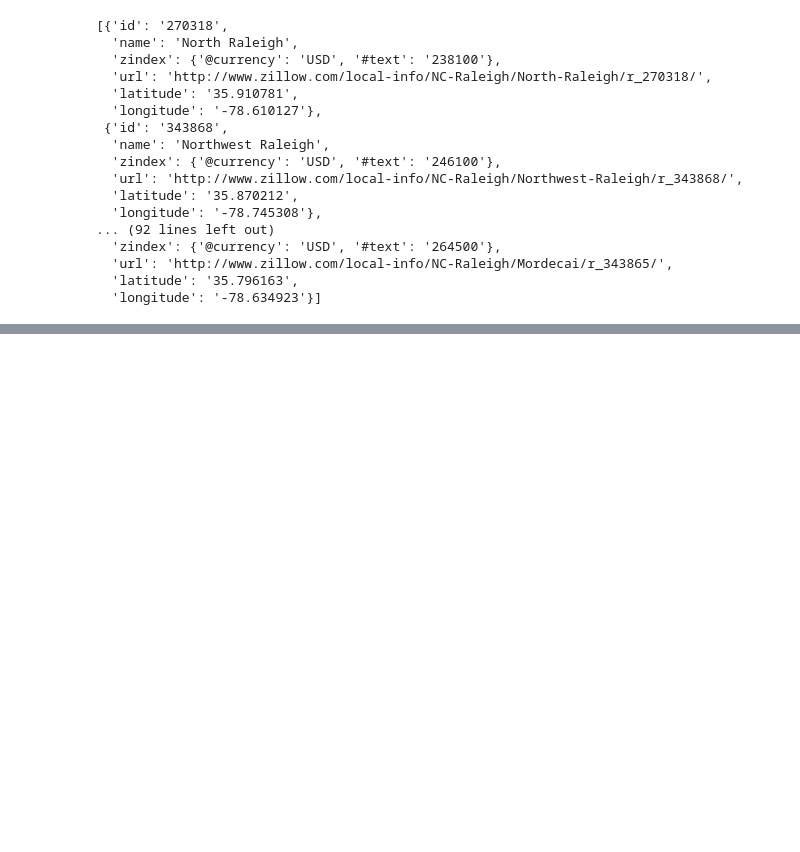
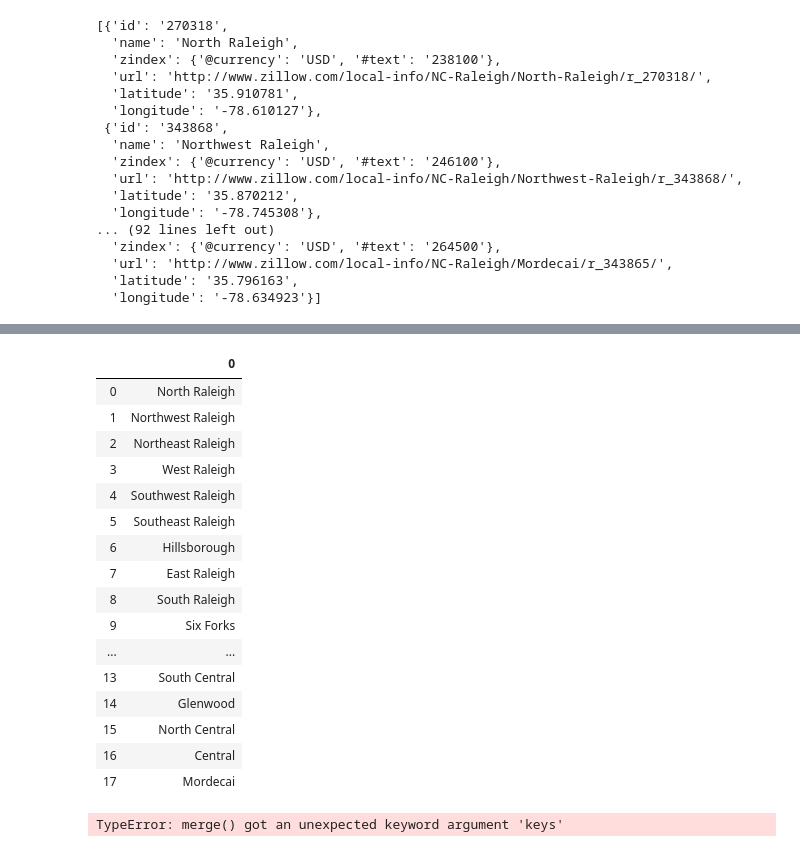
Before and after one commit to apspatz/team2project1, a Jupyter notebook: Zillow API.ipynb, the cells around one changed output, grey strips where cells are left out. Saved outputs shown, nothing was run; the diff lists cells and outputs as text; code cells hidden in the pictures; blank space fills up the shorter version.

```diff
--- a/Zillow API.ipynb
+++ b/Zillow API.ipynb
@@ -417,0 +428,25 @@ TypeError: Index(...) must be called with a collection of some kind, 'Area Name'
+# %%
+zillow_df['Area Name']:'north raleig'
+# %% [output]
+|  | 0 |
+| 0 | North Raleigh |
+| 1 | Northwest Raleigh |
+| 2 | Northeast Raleigh |
+| 3 | West Raleigh |
+| 4 | Southwest Raleigh |
+| 5 | Southeast Raleigh |
+| 6 | Hillsborough |
+| 7 | East Raleigh |
+| 8 | South Raleigh |
+| 9 | Six Forks |
+| ... | ... |
+| 13 | South Central |
+| 14 | Glenwood |
+| 15 | North Central |
+| 16 | Central |
+| 17 | Mordecai |
+# %%
+zillow_df = pd.merge([df_name, df_zip, df_zindex], keys=['Area Name', 'Zip Code', 'Median Home Value'])
+zillow_df
+# %% [output]
+TypeError: merge() got an unexpected keyword argument 'keys'
```
Also changed, not shown: parts of 4 cells of this notebook.
